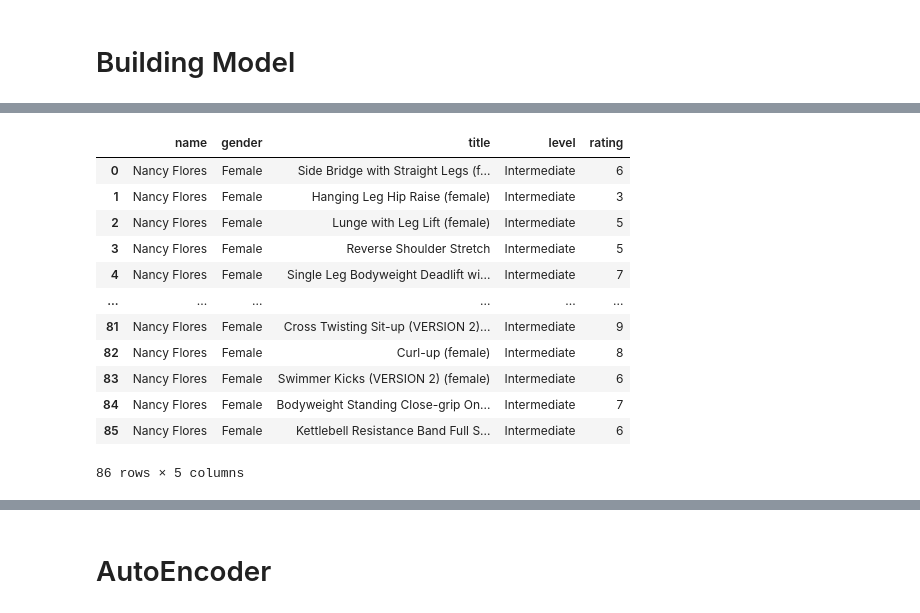
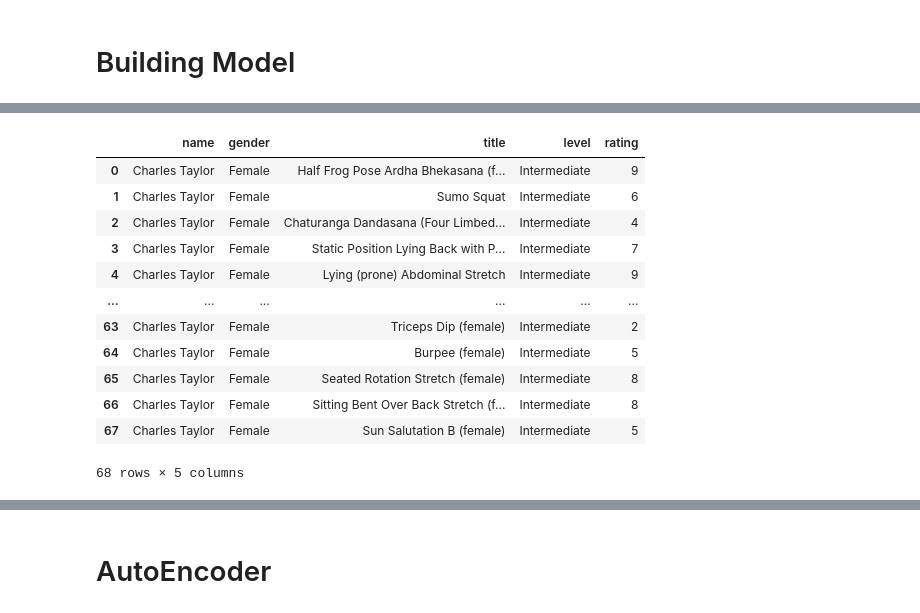
Before and after one commit to CH2-PS020-FitSync/CH2-PS020-ML, a Jupyter notebook: model/Workout-Recommender.ipynb, the cells around one changed output, grey strips where cells are left out. Saved outputs shown, nothing was run; the diff lists cells and outputs as text; code cells hidden in the pictures.

```diff
--- a/model/Workout-Recommender.ipynb
+++ b/model/Workout-Recommender.ipynb
@@ -36,6 +36,8 @@ df_workout.drop(
     axis=1, inplace=True
 )
 # %%
+# Dummy User
+
 from faker import Faker
 from random import choice, random, randint
 
@@ -56,8 +58,8 @@ df_user = pd.DataFrame([
 
 df_hist = []
 
-for _ in range(100):
-    user = df_user.sample(1)
+for name in df_user.name:
+    user = df_user[df_user.name == name]
     u_level = level.index(user.level.values[0])
     u_gender = user.gender.values[0]
 
@@ -343,0 +273,7 @@ Name: count, Length: 591, dtype: int64
+# %%
+name = df_user.iloc[:1].name.values[0]
+n = 10
+
+top_n_prediction = predict_n(n, name, df_workout, df_hist, df_user)
+
+top_n_prediction
@@ -344,17 +290,18 @@ Name: count, Length: 591, dtype: int64
 # %%
-df_hist[df_hist.name == name]
+user_hist = df_hist[df_hist.name == name]
+user_hist
 # %% [output]
 |  | name | gender | title | level | rating |
-| 0 | Nancy Flores | Female | Side Bridge with Straight Legs (f... | Intermediate | 6 |
-| 1 | Nancy Flores | Female | Hanging Leg Hip Raise (female) | Intermediate | 3 |
-| 2 | Nancy Flores | Female | Lunge with Leg Lift (female) | Intermediate | 5 |
-| 3 | Nancy Flores | Female | Reverse Shoulder Stretch | Intermediate | 5 |
-| 4 | Nancy Flores | Female | Single Leg Bodyweight Deadlift wi... | Intermediate | 7 |
+| 0 | Charles Taylor | Female | Half Frog Pose Ardha Bhekasana (f... | Intermediate | 9 |
+| 1 | Charles Taylor | Female | Sumo Squat | Intermediate | 6 |
+| 2 | Charles Taylor | Female | Chaturanga Dandasana (Four Limbed... | Intermediate | 4 |
+| 3 | Charles Taylor | Female | Static Position Lying Back with P... | Intermediate | 7 |
+| 4 | Charles Taylor | Female | Lying (prone) Abdominal Stretch | Intermediate | 9 |
 | ... | ... | ... | ... | ... | ... |
-| 81 | Nancy Flores | Female | Cross Twisting Sit-up (VERSION 2)... | Intermediate | 9 |
-| 82 | Nancy Flores | Female | Curl-up (female) | Intermediate | 8 |
-| 83 | Nancy Flores | Female | Swimmer Kicks (VERSION 2) (female) | Intermediate | 6 |
-| 84 | Nancy Flores | Female | Bodyweight Standing Close-grip On... | Intermediate | 7 |
-| 85 | Nancy Flores | Female | Kettlebell Resistance Band Full S... | Intermediate | 6 |
+| 63 | Charles Taylor | Female | Triceps Dip (female) | Intermediate | 2 |
+| 64 | Charles Taylor | Female | Burpee (female) | Intermediate | 5 |
+| 65 | Charles Taylor | Female | Seated Rotation Stretch (female) | Intermediate | 8 |
+| 66 | Charles Taylor | Female | Sitting Bent Over Back Stretch (f... | Intermediate | 8 |
+| 67 | Charles Taylor | Female | Sun Salutation B (female) | Intermediate | 5 |
-86 rows × 5 columns
+68 rows × 5 columns
 # %%
```
Also changed, not shown: parts of 31 cells of this notebook.
